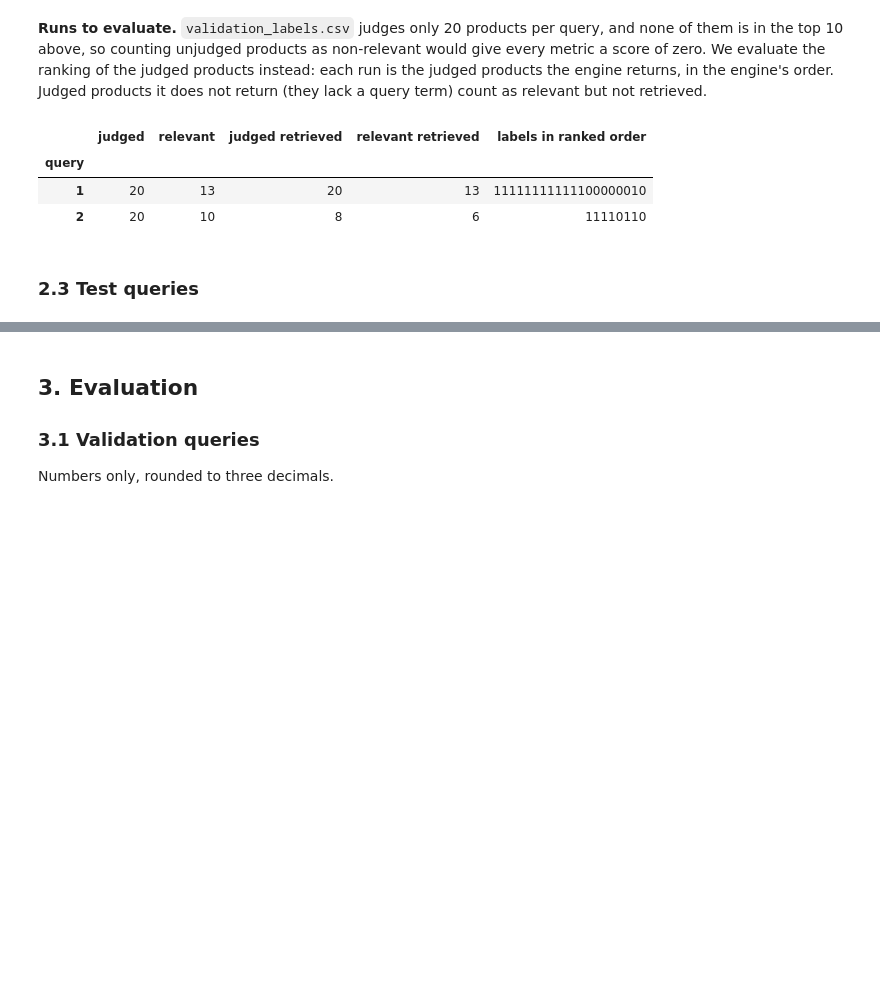
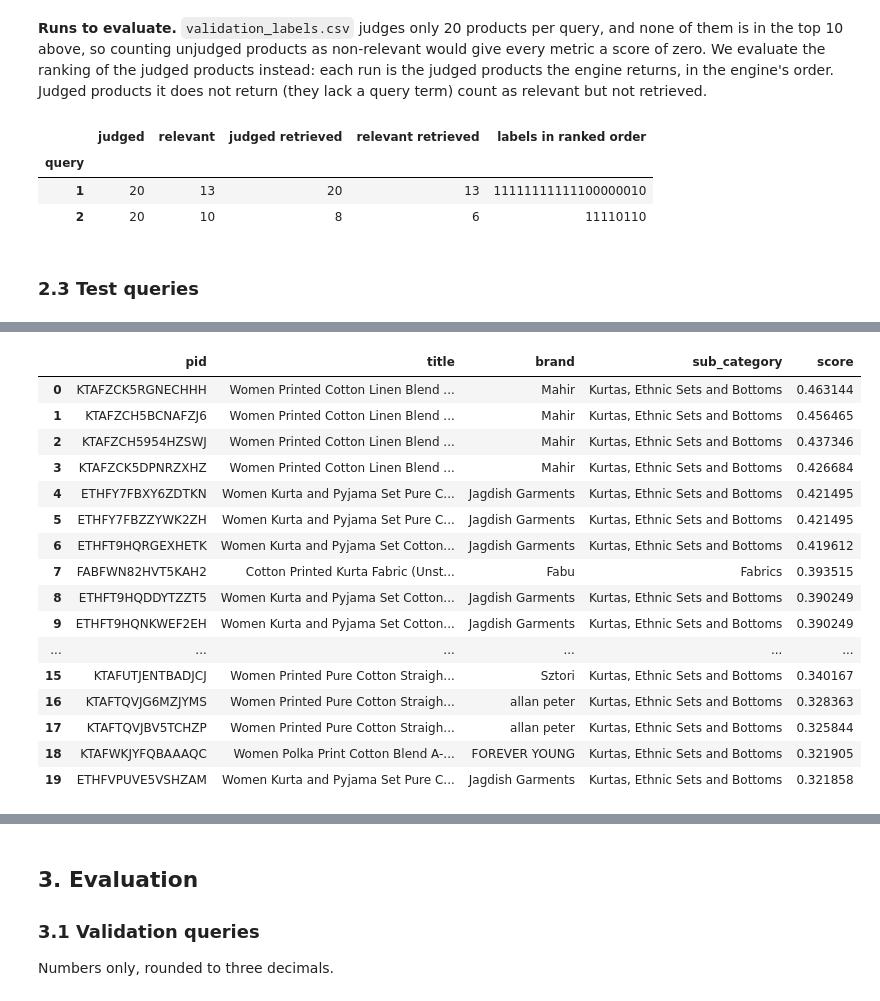
Before and after one commit to uripont/urban-outfinders, a Jupyter notebook: notebooks/part_2.ipynb, the cells around one changed output, grey strips where cells are left out. Saved outputs shown, nothing was run; the diff lists cells and outputs as text; code cells hidden in the pictures; blank space fills up the shorter version.

```diff
--- a/notebooks/part_2.ipynb
+++ b/notebooks/part_2.ipynb
@@ -188,3 +195,85 @@ pd.DataFrame([
 # Save the judgements to ../data/test_labels.csv with the columns of
 # validation_labels.csv (title, pid, query_id, labels).
 TEST_QUERIES = {}
+
+
+# ── Evidence: term frequency and IDF ─────────────────────────────────────
+N = len(products)
+idf_vals = pd.Series(engine.idf)
+tf_vals  = pd.Series({term: sum(pids.values()) for term, pids in engine.index.items()})
+term_stats = pd.DataFrame({'df': postings, 'idf': idf_vals, 'total_tf': tf_vals})
+
+print('Term statistics (top 20 by document frequency):')
+display(term_stats.sort_values('df', ascending=False).head(20).round(3))
+
+# Mid-IDF terms: discriminative enough, common enough to return results
+mid_idf = term_stats[(term_stats['df'] >= 300) & (term_stats['df'] <= 6000)]
+display(mid_idf.sort_values('idf', ascending=False).head(30).round(3))
+print('\nMid-IDF terms used to build test queries:')
+
+# ── Five queries ──────────────────────────────────────────────────────────
+# Terms chosen from mid-IDF range; queries cover different sub-categories.
+TEST_QUERIES = {
+    3: 'women printed kurta cotton',       # kurta ~1200 df, ethnic wear
+    4: 'men polo tshirt regular fit',      # polo ~900 df, topwear
+    5: 'slim fit jogger men',              # jogger ~560 df, bottomwear
+    6: 'round neck sweatshirt fleece women',  # fleece ~1700 df, winter wear
+    7: 'women ankle leggings',             # ankle ~2200 df, bottomwear
+}
+
+print('\nTest query match counts (AND conjunctive):')
+for qid, query in TEST_QUERIES.items():
+    n     = len(engine.search(query))
+    terms = build_terms(query)
+    idfs  = [round(engine.idf.get(t, 0), 3) for t in terms]
+    print(f"  Q{qid}: '{query}' -> {n} matches | terms+idf: {list(zip(terms, idfs))}")
+
+# ── Show top-20 results for expert judgement ──────────────────────────────
+print('\n' + '='*70)
+print('TOP-20 RESULTS PER QUERY (for expert judgement)')
+print('='*70)
+for qid, query in TEST_QUERIES.items():
+    print(f'\nQ{qid}: {query}')
+    display(engine.results(query, k=20)[['pid', 'title', 'brand', 'sub_category', 'score']])
+
+# ── Assign relevance labels ───────────────────────────────────────────────
+# Relevance criteria:
+#   Q3: kurta for women (not men)
+#   Q4: polo/collar T-shirt for men (not women)
+#   Q5: joggers/track pants for men (not women)
+#   Q6: sweatshirt for women (not men)
+#   Q7: leggings for women (not men)
+
+def label_results(qid, query, is_relevant_fn):
+    rows = []
+    for _, row in engine.results(query, k=20).iterrows():
+        t = row['title'].lower()
+        rows.append({
+            'title':    row['title'],
+            'pid':      row['pid'],
+            'query_id': qid,
+            'labels':   int(is_relevant_fn(t)),
+        })
+    return rows
+
+all_judgements = []
+all_judgements += label_results(3, TEST_QUERIES[3],
+    lambda t: 'kurta' in t and 'women' in t and 'men' not in t)
+all_judgements += label_results(4, TEST_QUERIES[4],
+    lambda t: ('polo' in t or 'collar' in t) and 'men' in t and 'women' not in t)
+all_judgements += label_results(5, TEST_QUERIES[5],
+    lambda t: ('jogger' in t or 'track' in t) and 'men' in t and 'women' not in t)
+all_judgements += label_results(6, TEST_QUERIES[6],
+    lambda t: 'sweatshirt' in t and 'women' in t and 'men' not in t)
+all_judgements += label_results(7, TEST_QUERIES[7],
+    lambda t: 'legging' in t and 'women' in t and 'men' not in t)
+
+# Save with exact column order from validation_labels.csv
+test_labels_df = pd.DataFrame(all_judgements)[['title', 'pid', 'query_id', 'labels']]
+test_labels_df.to_csv('../data/test_labels.csv', index=False)
+
+print('\nSaved ../data/test_labels.csv')
+print('\nRelevance summary per query:')
+display(test_labels_df.groupby('query_id')['labels'].agg(relevant='sum', total='count'))
+display(test_labels_df)
+# %% [output]
@@ -190,0 +292,17 @@ TEST_QUERIES = {}
+|  | pid | title | brand | sub_category | score |
+| 0 | KTAFZCK5RGNECHHH | Women Printed Cotton Linen Blend ... | Mahir | Kurtas, Ethnic Sets and Bottoms | 0.463144 |
+| 1 | KTAFZCH5BCNAFZJ6 | Women Printed Cotton Linen Blend ... | Mahir | Kurtas, Ethnic Sets and Bottoms | 0.456465 |
+| 2 | KTAFZCH5954HZSWJ | Women Printed Cotton Linen Blend ... | Mahir | Kurtas, Ethnic Sets and Bottoms | 0.437346 |
+| 3 | KTAFZCK5DPNRZXHZ | Women Printed Cotton Linen Blend ... | Mahir | Kurtas, Ethnic Sets and Bottoms | 0.426684 |
+| 4 | ETHFY7FBXY6ZDTKN | Women Kurta and Pyjama Set Pure C... | Jagdish Garments | Kurtas, Ethnic Sets and Bottoms | 0.421495 |
+| 5 | ETHFY7FBZZYWK2ZH | Women Kurta and Pyjama Set Pure C... | Jagdish Garments | Kurtas, Ethnic Sets and Bottoms | 0.421495 |
+| 6 | ETHFT9HQRGEXHETK | Women Kurta and Pyjama Set Cotton... | Jagdish Garments | Kurtas, Ethnic Sets and Bottoms | 0.419612 |
+| 7 | FABFWN82HVT5KAH2 | Cotton Printed Kurta Fabric (Unst... | Fabu | Fabrics | 0.393515 |
+| 8 | ETHFT9HQDDYTZZT5 | Women Kurta and Pyjama Set Cotton... | Jagdish Garments | Kurtas, Ethnic Sets and Bottoms | 0.390249 |
+| 9 | ETHFT9HQNKWEF2EH | Women Kurta and Pyjama Set Cotton... | Jagdish Garments | Kurtas, Ethnic Sets and Bottoms | 0.390249 |
+| ... | ... | ... | ... | ... | ... |
+| 15 | KTAFUTJENTBADJCJ | Women Printed Pure Cotton Straigh... | Sztori | Kurtas, Ethnic Sets and Bottoms | 0.340167 |
+| 16 | KTAFTQVJG6MZJYMS | Women Printed Pure Cotton Straigh... | allan peter | Kurtas, Ethnic Sets and Bottoms | 0.328363 |
+| 17 | KTAFTQVJBV5TCHZP | Women Printed Pure Cotton Straigh... | allan peter | Kurtas, Ethnic Sets and Bottoms | 0.325844 |
+| 18 | KTAFWKJYFQBAAAQC | Women Polka Print Cotton Blend A-... | FOREVER YOUNG | Kurtas, Ethnic Sets and Bottoms | 0.321905 |
+| 19 | ETHFVPUVE5VSHZAM | Women Kurta and Pyjama Set Pure C... | Jagdish Garments | Kurtas, Ethnic Sets and Bottoms | 0.321858 |
```
Also changed, not shown: parts of 4 cells of this notebook, 1 other file.
